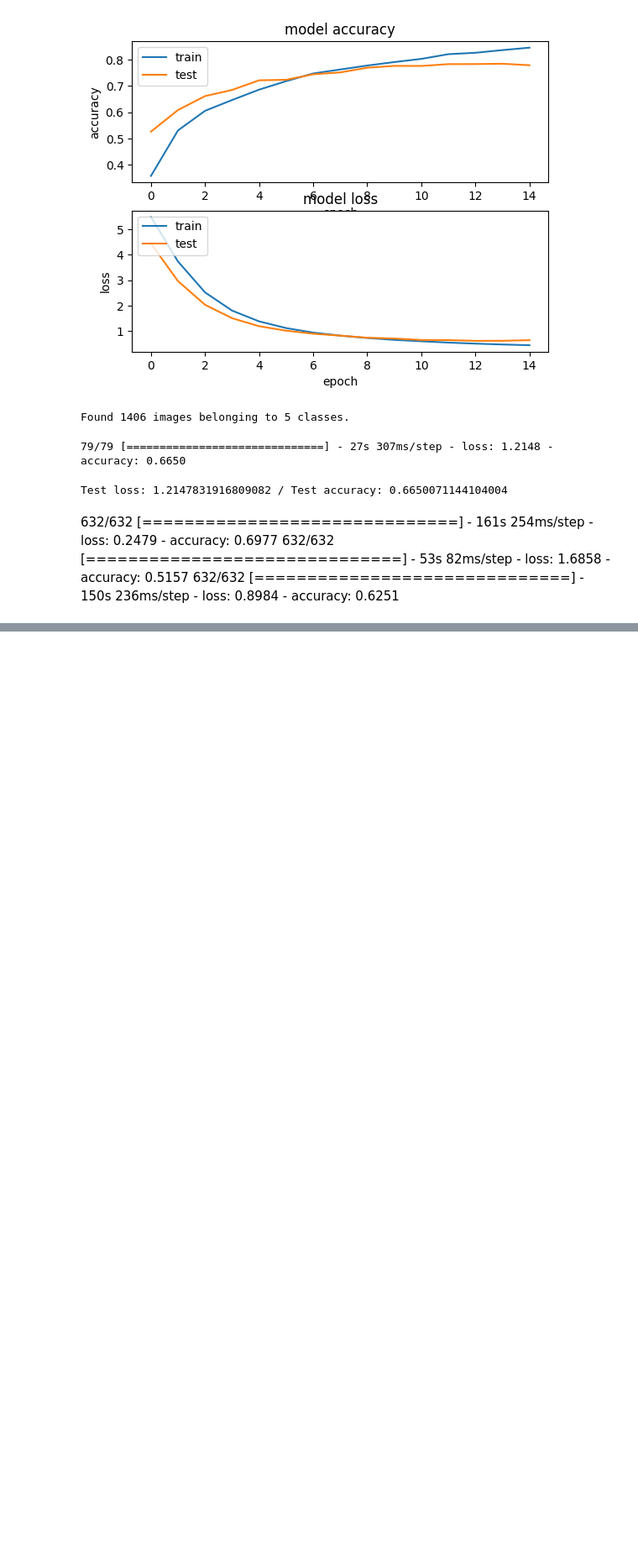
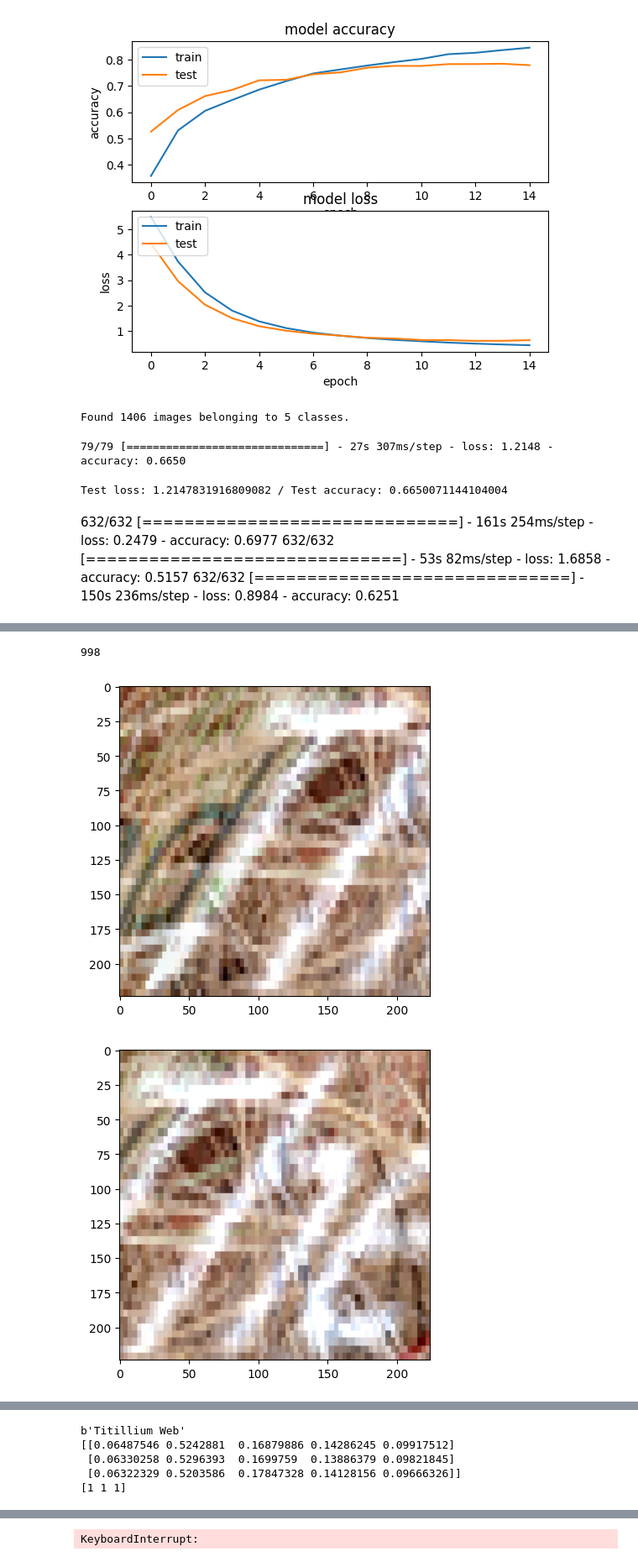
Before and after one commit to glusi/cv-project, a Jupyter notebook: project-test.ipynb, the cells around one changed output, grey strips where cells are left out. Shown at 84% size. Drawn from its saved outputs; the diff is of its cells as text; code cells hidden in the pictures; blank space fills up the shorter version.

```diff
--- a/project-test.ipynb
+++ b/project-test.ipynb
@@ -356,7 +355,7 @@ callbacks_list = [early_stopping,checkpoint]
 # %%
 # model.fit(X_train, Y_train, batch_size=16, epochs=20, verbose=1)
 # datagen.fit(X_train)
-history = model.fit(it, epochs=15, verbose=1 , shuffle=True, validation_data=val_it
+history = model.fit(it, epochs=1, verbose=1 , shuffle=True, validation_data=val_it
           ,callbacks=callbacks_list
           )
 # %% [output]
@@ -412,13 +392,13 @@ def get_predicted(size: int):
     num = 0
     print(len(db['data'].keys()))
     results = []
-    for i in tqdm(range(0, len(im_names)-1)):
+    for i in range(0, len(im_names)-1):
         im = im_names[i]
         img  = db['data'][im][:]
         fonts = db['data'][im].attrs['font']
         txts = db['data'][im].attrs['txt']
         charBBs = db['data'][im].attrs['charBB']
-        wordBBs = db['data'][im].attrs['wordBB']
+        # wordBBs = db['data'][im].attrs['wordBB']
         font_indx = 0
         char_indx = 0
         # print(im)
@@ -435,22 +415,27 @@ def get_predicted(size: int):
                         # labels.append(fonts[j])
                         num+=1
                     char_indx+=1
-                # for img_ch in chars:
-                #     plt.imshow(img_ch)
-                #     plt.show()
-                chars = np.asarray(chars, dtype="float") / 255.0
-                res = model.predict(chars)
-                # print(fonts[j])
-                # print(res)
-                max = np.argmax(res, axis=1)[0]
-                if(max!=font_to_num(fonts[j])):
-                    # print(str(False))
-                    results.append(False)
-                else:
-                    # print(str(True))
-                    results.append(True)
+
+                chars = np.asarray(chars, dtype="float32")
+                # print(chars)
+                for img_ch in chars:
+                    plt.imshow(img_ch)
+                    plt.show()
+                res = model.predict(chars, verbose=0)
+                print(fonts[j])
+                print(res)
+                max = np.argmax(res, axis=1)
+                print(max)
+                # if(max!=font_to_num(fonts[j])):
+                #     print(str(False))
+                #     results.append(False)
+                # else:
+                #     print(str(True))
+                #     results.append(True)
+                # print(results[len(results)-1])
             #     print(max)
             #     print(np.bincount(max).argmax())
             # else:
                 char_indx+=len(txts[j])
             font_indx += len(txts[j])
+    return results
@@ -480,0 +442,6 @@ get_predicted(SIZE)
+# %%
+results = get_predicted(SIZE)
+# %% [output]
+998
+[figure, added]
+[figure, added]
@@ -480,0 +449,5 @@ get_predicted(SIZE)
+b'Titillium Web'
+[[0.06487546 0.5242881  0.16879886 0.14286245 0.09917512]
+ [0.06330258 0.5296393  0.1699759  0.13886379 0.09821845]
+ [0.06322329 0.5203586  0.17847328 0.14128156 0.09666326]]
+[1 1 1]
@@ -480,0 +458 @@ get_predicted(SIZE)
+KeyboardInterrupt:
```
Also changed, not shown: parts of 5 cells of this notebook, 3 other files.
